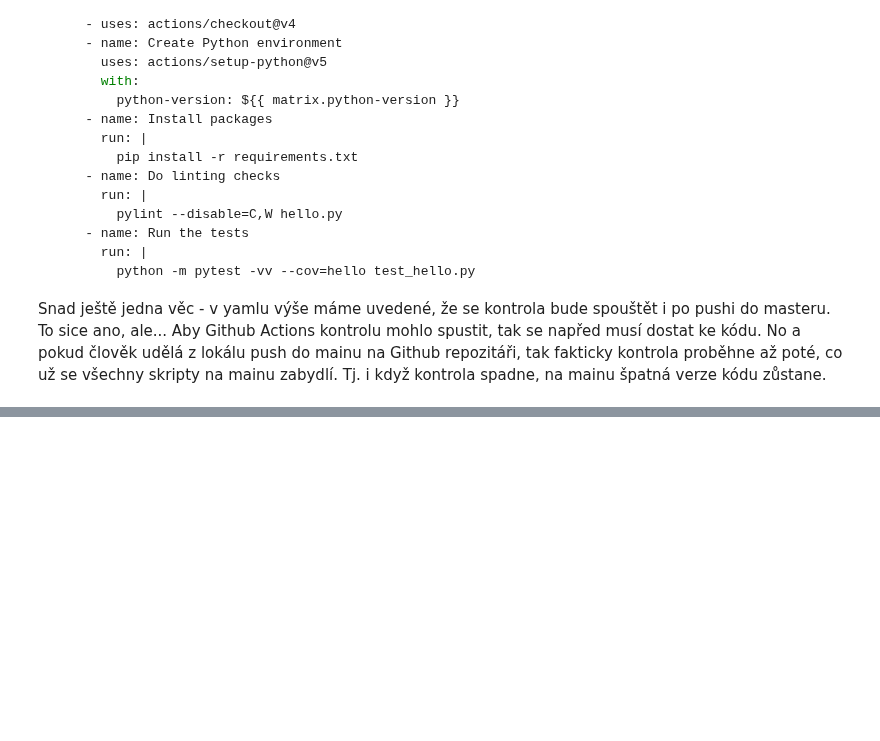
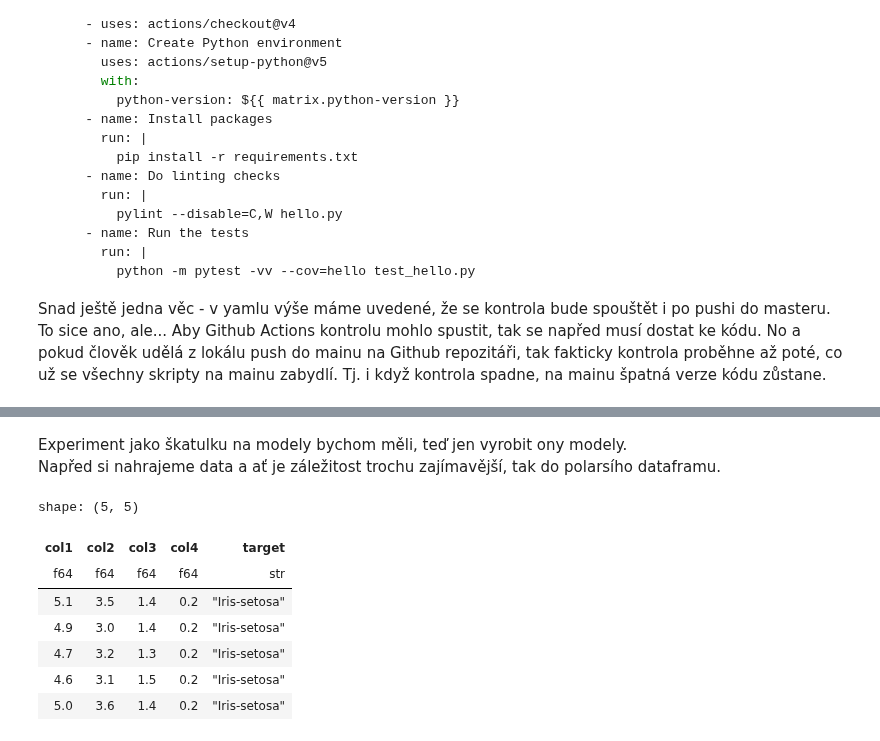
Before and after one commit to vitsaidl/workshops, a Jupyter notebook: python_general/code_quality_control.ipynb, the cells around one changed output, grey strips where cells are left out. Drawn from its saved outputs; the diff is of its cells as text; code cells hidden in the pictures; blank space fills up the shorter version.

```diff
--- a/python_general/code_quality_control.ipynb
+++ b/python_general/code_quality_control.ipynb
@@ -532,0 +561,20 @@ Snad ještě jedna věc - v yamlu výše máme uvedené, že se kontrola bude sp
+# %% [markdown]
+Experiment jako škatulku na modely bychom měli, teď jen vyrobit ony modely.
+Napřed si nahrajeme data a ať je záležitost trochu zajímavější, tak do polarsího dataframu.
+# %%
+import polars as pl
+
+iris_dataset = pl.read_csv(
+    "iris.data", separator=",", has_header=False,
+    new_columns=["col1", "col2", "col3", "col4", "target"]
+)
+iris_dataset.head()
+# %% [output]
+shape: (5, 5)
+| col1 | col2 | col3 | col4 | target |
+| f64 | f64 | f64 | f64 | str |
+| 5.1 | 3.5 | 1.4 | 0.2 | "Iris-setosa" |
+| 4.9 | 3.0 | 1.4 | 0.2 | "Iris-setosa" |
+| 4.7 | 3.2 | 1.3 | 0.2 | "Iris-setosa" |
+| 4.6 | 3.1 | 1.5 | 0.2 | "Iris-setosa" |
+| 5.0 | 3.6 | 1.4 | 0.2 | "Iris-setosa" |
```
Also changed, not shown: parts of 16 cells of this notebook.
